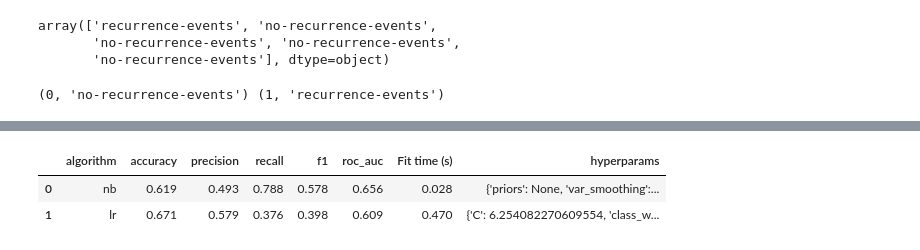
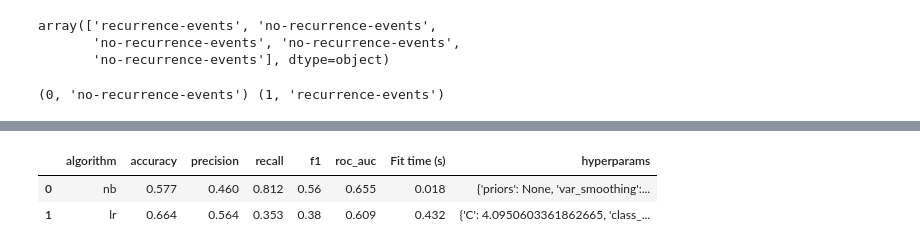
Before and after one commit to George713/pytelligence, a Jupyter notebook: notebooks/main.ipynb, the cells around one changed output, grey strips where cells are left out. Saved outputs shown, nothing was run; the diff lists cells and outputs as text; code cells hidden in the pictures.

```diff
--- a/main.ipynb
+++ b/notebooks/main.ipynb
@@ -14,6 +16,6 @@ sns.set_theme()
 # %%
 df = pd.read_csv(
-    "./data/breast_cancer_cat/breast-cancer.data",
+    "../data/breast_cancer_cat/breast-cancer.data",
     names=[
         "class",
         "age",
@@ -115,7 +121,7 @@ compare_df_tune, model_list, opt_history_dict = (
                setup=setup,
                include=["lr", "nb"],
                optimize="f1",
-               n_trials=50,
+               n_trials=10,
                return_models=True,
         )
 )
@@ -141,6 +147,6 @@ compare_df_tune
 |  | algorithm | accuracy | precision | recall | f1 | roc_auc | Fit time (s) | hyperparams |
-| 0 | nb | 0.619 | 0.493 | 0.788 | 0.578 | 0.656 | 0.028 | {'priors': None, 'var_smoothing':... |
-| 1 | lr | 0.671 | 0.579 | 0.376 | 0.398 | 0.609 | 0.470 | {'C': 6.254082270609554, 'class_w... |
+| 0 | nb | 0.577 | 0.460 | 0.812 | 0.56 | 0.655 | 0.018 | {'priors': None, 'var_smoothing':... |
+| 1 | lr | 0.664 | 0.564 | 0.353 | 0.38 | 0.609 | 0.432 | {'C': 4.0950603361862665, 'class_... |
 # %%
 opt_history_dict["nb"].show()
 # %%
```
Also changed, not shown: parts of 9 cells of this notebook, 2 other files.
